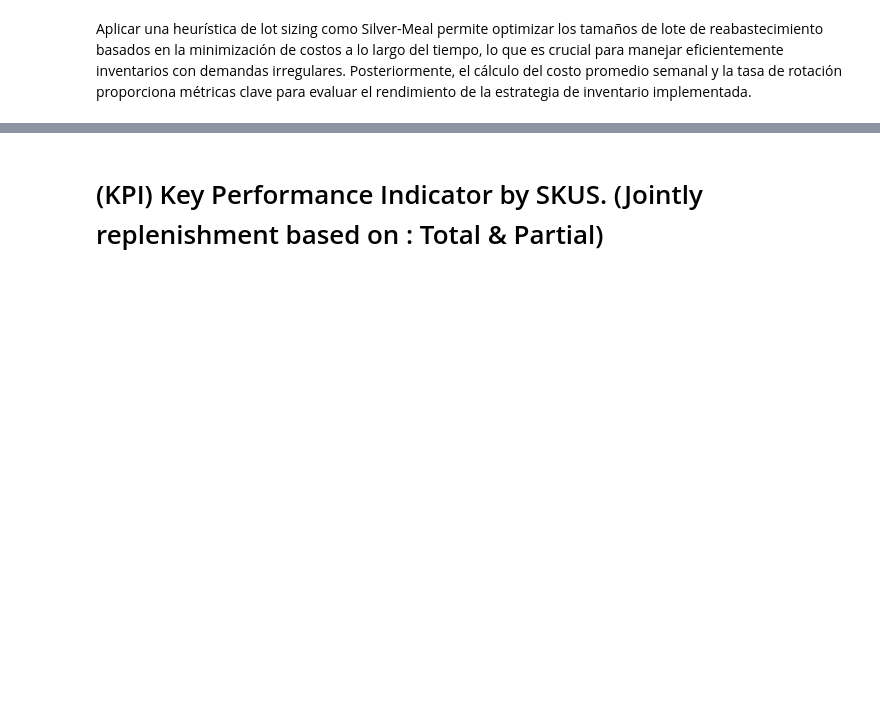
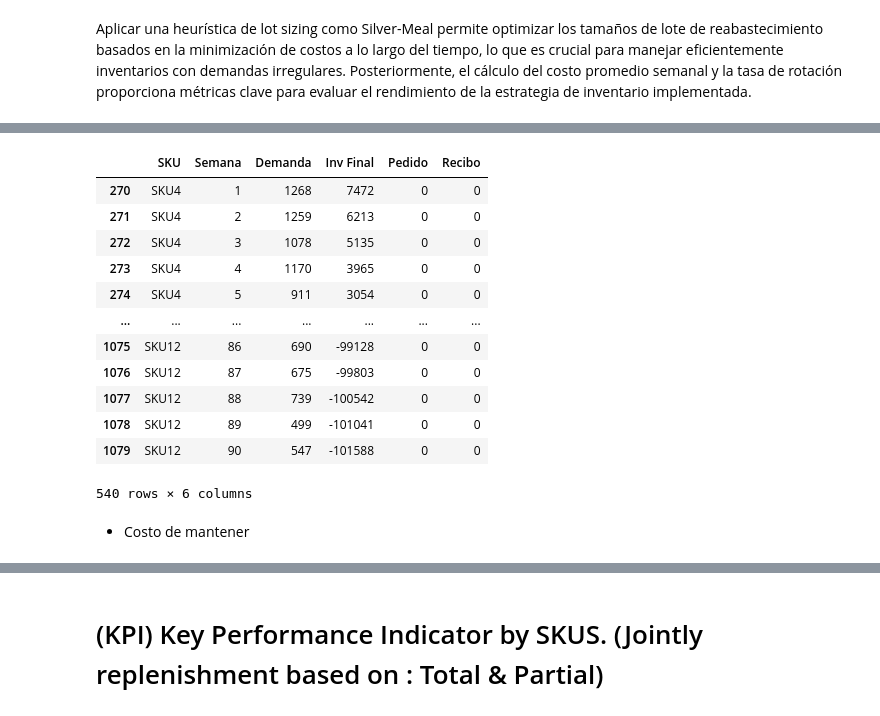
Before and after one commit to Geoffrey0pv/Inventory-management, a Jupyter notebook: model/Inventory_Managment.ipynb, the cells around one changed output, grey strips where cells are left out. Drawn from its saved outputs; the diff is of its cells as text; code cells hidden in the pictures; blank space fills up the shorter version.

```diff
--- a/model/Inventory_Managment.ipynb
+++ b/model/Inventory_Managment.ipynb
@@ -1494,0 +1595,18 @@ Aplicar una heurística de lot sizing como Silver-Meal permite optimizar los tam
+# %%
+skus_filtrados = ['SKU4', 'SKU5', 'SKU6', 'SKU10', 'SKU11', 'SKU12']
+dataInventoryWW = dataInventoryWW[dataInventoryWW['SKU'].isin(skus_filtrados)]
+dataInventoryWW
+# %% [output]
+|  | SKU | Semana | Demanda | Inv Final | Pedido | Recibo |
+| 270 | SKU4 | 1 | 1268 | 7472 | 0 | 0 |
+| 271 | SKU4 | 2 | 1259 | 6213 | 0 | 0 |
+| 272 | SKU4 | 3 | 1078 | 5135 | 0 | 0 |
+| 273 | SKU4 | 4 | 1170 | 3965 | 0 | 0 |
+| 274 | SKU4 | 5 | 911 | 3054 | 0 | 0 |
+| ... | ... | ... | ... | ... | ... | ... |
+| 1075 | SKU12 | 86 | 690 | -99128 | 0 | 0 |
+| 1076 | SKU12 | 87 | 675 | -99803 | 0 | 0 |
+| 1077 | SKU12 | 88 | 739 | -100542 | 0 | 0 |
+| 1078 | SKU12 | 89 | 499 | -101041 | 0 | 0 |
+| 1079 | SKU12 | 90 | 547 | -101588 | 0 | 0 |
+540 rows × 6 columns
@@ -1494,0 +1620,2 @@ Aplicar una heurística de lot sizing como Silver-Meal permite optimizar los tam
+# %% [markdown]
+* Costo de mantener
```
Also changed, not shown: parts of 44 cells of this notebook.
